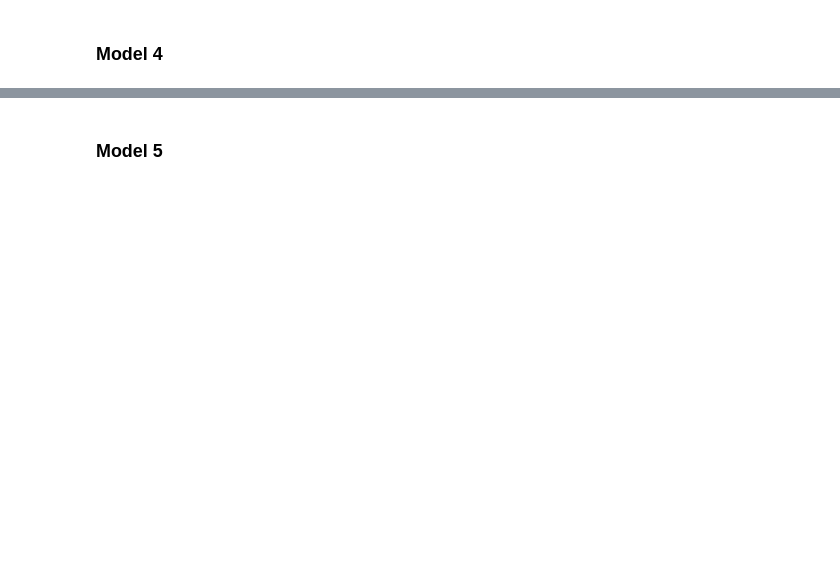
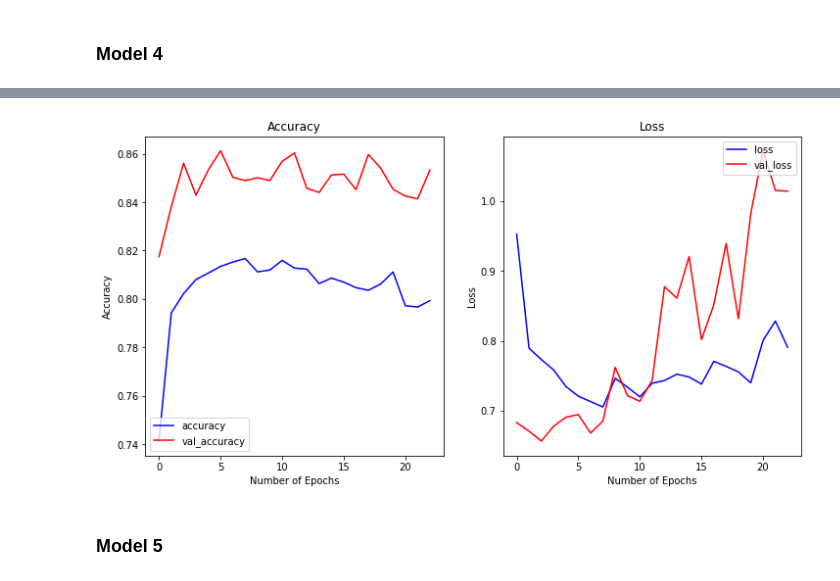
Before and after one commit to jan-kreischer/UZH_ML4NLP, a Jupyter notebook: Project-03/ex03_cnn_jan.ipynb, the cells around one changed output, grey strips where cells are left out. Cells and saved outputs as stored; diff of their text form; code cells hidden in the pictures; blank space fills up the shorter version.

```diff
--- a/Project-03/ex03_cnn_jan.ipynb
+++ b/Project-03/ex03_cnn_jan.ipynb
@@ -644,18 +667,19 @@ model_3.evaluate(X_test, y_test)
 ### Model 4
 # %%
 params_4 = {
-    'dropout': (0.6),
+    'dropout': (0.5),
     'filters': (128),
     'kernel_size': (5),
     'strides': (1),
     'pooling': GlobalMaxPooling1D(),  # MaxPool1D(), AveragePooling1D(),
     'hidden_dims': (256),
-    'learning_rate': (0.1),
-    'batch_size': (50),
+    'learning_rate': (0.01),
+    'batch_size': (64),
     'optimizer': ('adam'),
     'epochs': 100,
-    'verbose': 1
+    'verbose': 1,
+    'patience': 20
 }
 # %%
-history_4, model_4 = langIDCNN(X_train,y_train,X_val,y_val,params3)
+history_4, model_4 = train_model(X_train, y_train, X_val, y_val, params_4)
 # %% [output]
@@ -687,3 +703,7 @@ model_4.evaluate(X_test, y_test)
+# %%
+plot_history(history_4)
+# %% [output]
+[figure, added]
 # %% [markdown]
 ### Model 5
 # %%
```
Also changed, not shown: parts of 36 cells of this notebook.
